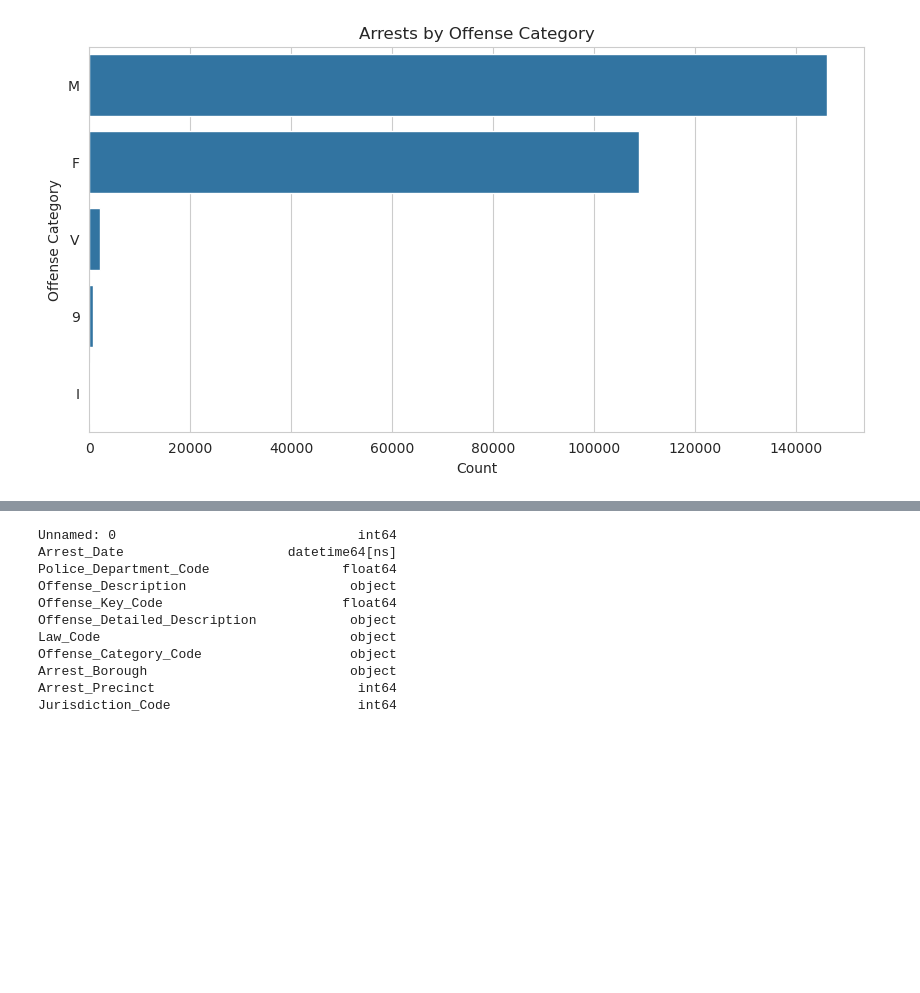
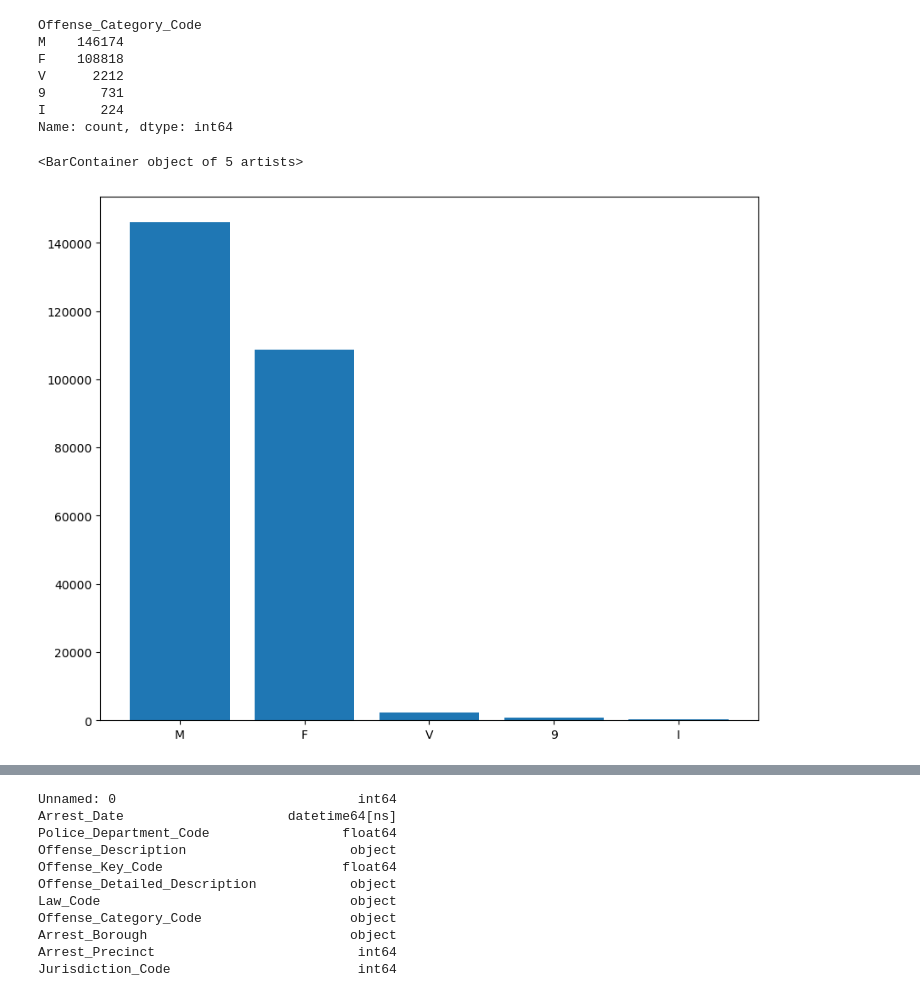
Before and after one commit to abhinna1/CSE4-587-Data-Intensive-Computing, a Jupyter notebook: EDA.ipynb, the cells around one changed output, grey strips where cells are left out. Drawn from its saved outputs; the diff is of its cells as text; code cells hidden in the pictures; blank space fills up the shorter version.

```diff
--- a/EDA.ipynb
+++ b/EDA.ipynb
@@ -5,17 +4,5 @@ import seaborn as sns
 import numpy as np
 # %%
-df = pd.read_csv("dataset/NYPD_Arrest_Data__Year_to_Date_cleaned.csv")
-
-sns.set_style("whitegrid")
-
-df.describe(include="all")
-
-# Count of arrests by borough
-plt.figure(figsize=(8, 5))
-sns.countplot(data=df, x="Arrest_Borough", order=df["Arrest_Borough"].value_counts().index)
-plt.title("Arrests by Borough")
-plt.xlabel("Borough")
-plt.ylabel("Arrest Count")
-plt.xticks(rotation=45)
-plt.show()
+nypd_arrest = pd.read_csv("dataset/NYPD_Arrest_Data__Year_to_Date_cleaned.csv")
+print(nypd_arrest.columns)
 # %% [output]
@@ -23,12 +25,18 @@ plt.show()
 # %%
 # Count of offenses by category
-plt.figure(figsize=(10, 5))
-sns.countplot(data=df, y="Offense_Category_Code", order=df["Offense_Category_Code"].value_counts().index)
-plt.title("Arrests by Offense Category")
-plt.xlabel("Count")
-plt.ylabel("Offense Category")
-plt.show()
+offense_count = nypd_arrest["Offense_Category_Code"].value_counts()
+print(offense_count)
+plt.figure(figsize=(10, 8))
+plt.bar(offense_count.index, offense_count.values)
 # %% [output]
+Offense_Category_Code
+M    146174
+F    108818
+V      2212
+9       731
+I       224
+Name: count, dtype: int64
+<BarContainer object of 5 artists>
-[figure, old version]
+[figure, new version]
 # %%
 # Arrests by Day of the Week
```
Also changed, not shown: parts of 21 cells of this notebook, 4 other files.
